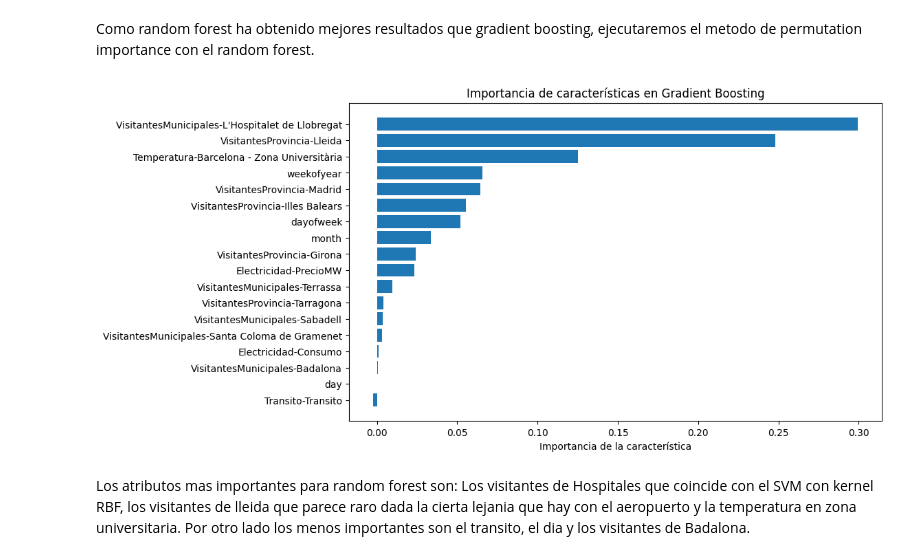
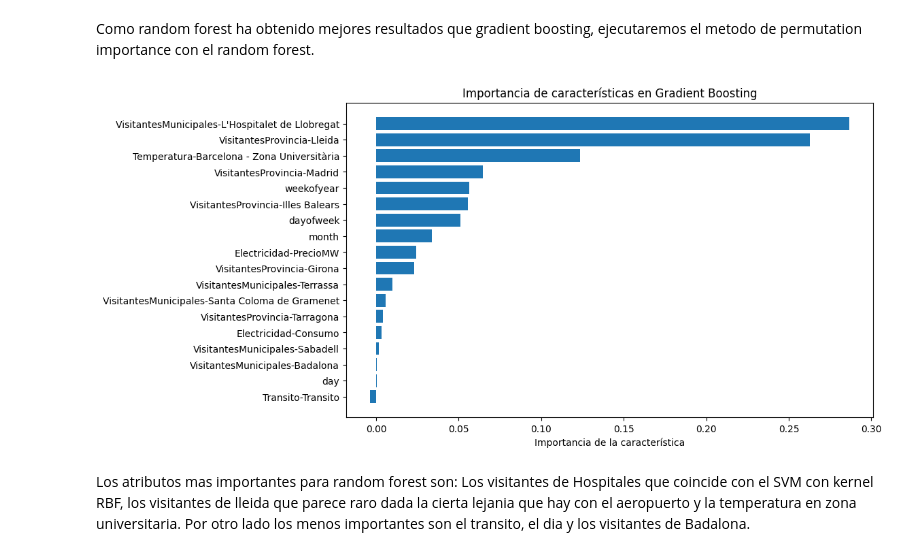
Before and after one commit to DesdenLK/APA, a Jupyter notebook: P4/P1_Llista4_Luca_Acosta_Iglesias.ipynb, the cells around one changed output. Cells and saved outputs as stored; diff of their text form; code cells hidden in the pictures.

Commit message:
All scaled

```diff
--- a/P4/P1_Llista4_Luca_Acosta_Iglesias.ipynb
+++ b/P4/P1_Llista4_Luca_Acosta_Iglesias.ipynb
@@ -544,6 +544,7 @@ Los atributos mas importantes como podemos observar son los visitante municipale
 A continuacion veremos como se comportan random forest y gradient boosting
 # %%
 from sklearn.ensemble import RandomForestRegressor, GradientBoostingRegressor
+from skopt import BayesSearchCV
 
 
 param = {'n_estimators': [5,10,25,40, 50, 75,100, 200],
@@ -553,7 +554,7 @@ param = {'n_estimators': [5,10,25,40, 50, 75,100, 200],
 
 rf =  RandomForestRegressor(random_state=0)
 rf_bs =  BayesSearchCV(rf,param,n_iter=15, cv=10, n_jobs=-1, refit=True, random_state=0)
-rf_bs.fit(X_train, y_train);
+rf_bs.fit(X_train_scaled, y_train);
 # %%
 show_html(pd.DataFrame(rf_bs.cv_results_).loc[:,['params', 'mean_test_score','rank_test_score']].sort_values(by='rank_test_score').head().to_html())
 # %% [output]
@@ -649,23 +652,23 @@ Como random forest ha obtenido mejores resultados que gradient boosting, ejecuta
 # %%
 from sklearn.inspection import permutation_importance
 
 
 # Importancia de las características usando permutation_importance
-result = permutation_importance(rf_bs, X_test, y_test, n_repeats=10, random_state=42)
+result = permutation_importance(rf_bs, X_test_scaled, y_test, n_repeats=10, random_state=42)
 
 # Ordenar las características por importancia
 importance = result.importances_mean
 indices = np.argsort(importance)
 
 # Mostrar la importancia de cada atributo
 plt.figure(figsize=(10, 6))
 plt.barh(range(len(indices)), importance[indices], align='center')
 plt.yticks(range(len(indices)), X_test.columns[indices])
 plt.xlabel('Importancia de la característica')
 plt.title('Importancia de características en Gradient Boosting')
 plt.show();
 # %% [output]
-[figure, old version]
+[figure, new version]
 # %% [markdown]
 Los atributos mas importantes para random forest son: Los visitantes de Hospitales que coincide con el SVM con kernel RBF, los visitantes de lleida que parece raro dada la cierta lejania que hay con el aeropuerto y la temperatura en zona universitaria. Por otro lado los menos importantes son el transito, el dia y los visitantes de Badalona.
 # %% [markdown]
```
Also changed, not shown: parts of 14 cells of this notebook.
